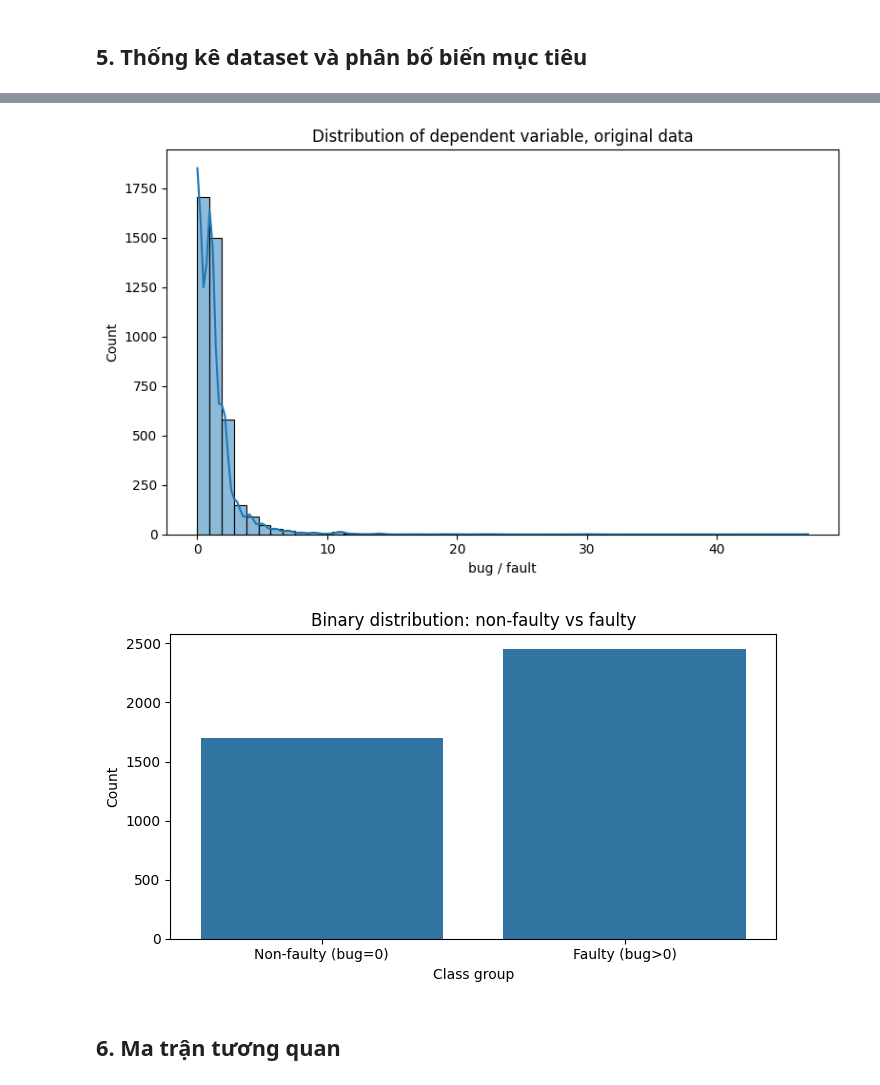
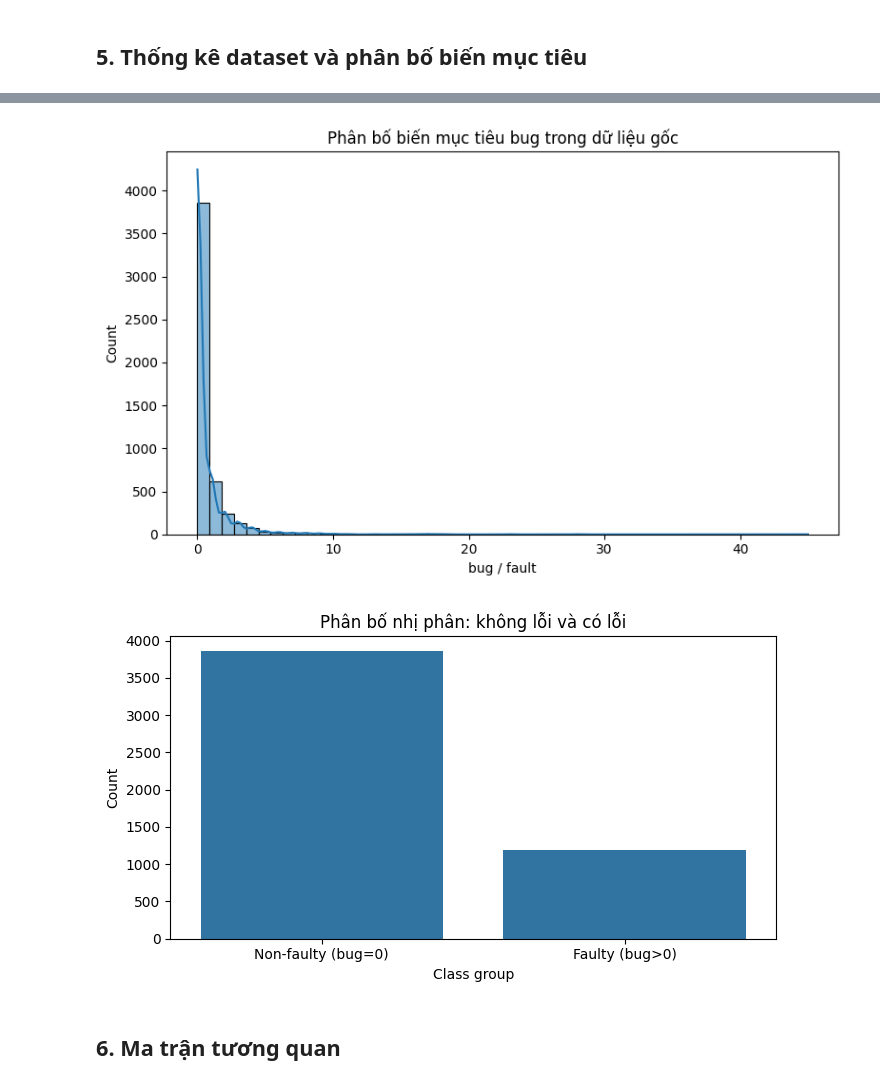
Before and after one commit to Thuy0810/HOC-MAY_N, a Jupyter notebook: promise_fault_prediction_lucene_poi_xalan_9_5.ipynb, the cells around one changed output, grey strips where cells are left out. Saved outputs shown, nothing was run; the diff lists cells and outputs as text; code cells hidden in the pictures.

```diff
--- a/promise_fault_prediction_lucene_poi_xalan_9_5.ipynb
+++ b/promise_fault_prediction_lucene_poi_xalan_9_5.ipynb
@@ -46,14 +39,14 @@ tf.random.set_seed(RANDOM_STATE)
 # %% [markdown]
 ## 2. Khai báo dataset
 # %%
-BASE_PATH = Path("PROMISE-BACKUP/bug-data")
+BASE_PATH = Path(r"PROMISE-backup\bug-data")
 
-PROJECTS = ["lucene", "poi", "xalan"]
+PROJECTS = ["ant", "camel", "jedit"]
 
 PAPER_VERSION_FILTER = {
-    "lucene": {"2.0", "2.2", "2.4"},
-    "poi": {"1.5", "2.0", "2.5", "3.0"},
-    "xalan": {"2.4", "2.5", "2.6", "2.7"},
+    "ant": {"1.3", "1.4", "1.5", "1.6", "1.7"},
+    "camel": {"1.0", "1.2", "1.4", "1.6"},
+    "jedit": {"3.2", "4.0", "4.1", "4.2", "4.3"},
 }
 
 USE_PAPER_VERSION_FILTER = True
@@ -69,8 +62,3 @@ TARGET = "bug"
 
 OUTPUT_DIR = Path("outputs_promise_fault_prediction_9_5")
 OUTPUT_DIR.mkdir(exist_ok=True)
-
-print("Base path:", BASE_PATH.resolve())
-print("Projects:", PROJECTS)
-print("Use paper version filter:", USE_PAPER_VERSION_FILTER)
-print("Output dir:", OUTPUT_DIR.resolve())
@@ -304,24 +264,24 @@ Phân bố các giá trị bug:
 # %%
 plt.figure(figsize=(8, 5))
 sns.histplot(clean_df[TARGET], bins=50, kde=True)
-plt.title("Distribution of dependent variable, original data")
+plt.title("Phân bố biến mục tiêu bug trong dữ liệu gốc")
 plt.xlabel("bug / fault")
 plt.ylabel("Count")
 plt.tight_layout()
-plt.savefig(OUTPUT_DIR / "fig_distribution_original_bug.png", dpi=200)
+plt.savefig(OUTPUT_DIR / "phân bố biến mục tiêu bug trong dữ liệu gốc.png", dpi=200)
 plt.show()
 
 plt.figure(figsize=(7, 4))
 sns.countplot(x=(clean_df[TARGET] > 0).map({False: "Non-faulty (bug=0)", True: "Faulty (bug>0)"}))
-plt.title("Binary distribution: non-faulty vs faulty")
+plt.title("Phân bố nhị phân: không lỗi và có lỗi")
 plt.xlabel("Class group")
 plt.ylabel("Count")
 plt.tight_layout()
-plt.savefig(OUTPUT_DIR / "fig_binary_fault_distribution.png", dpi=200)
+plt.savefig(OUTPUT_DIR / "Phân bố nhị phân: không lỗi và có lỗi.png", dpi=200)
 plt.show()
 # %% [output]
-[figure, old version]
+[figure, new version]
-[figure, old version]
+[figure, new version]
 # %% [markdown]
 ## 6. Ma trận tương quan
 # %%
```
Also changed, not shown: parts of 17 cells of this notebook, 51 other files.
